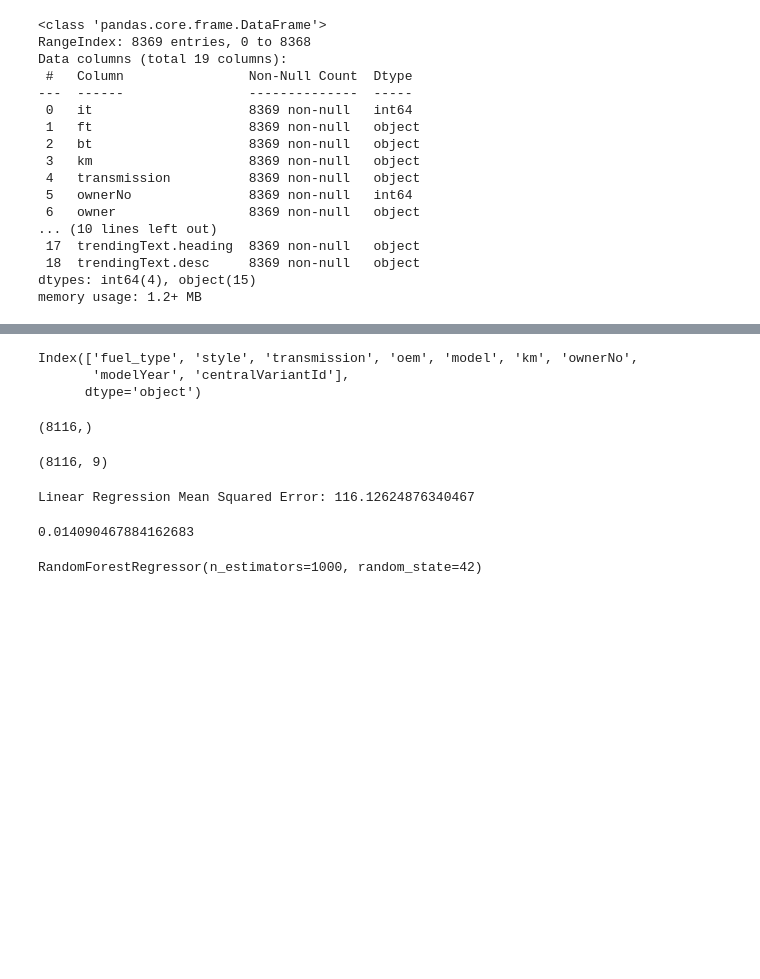
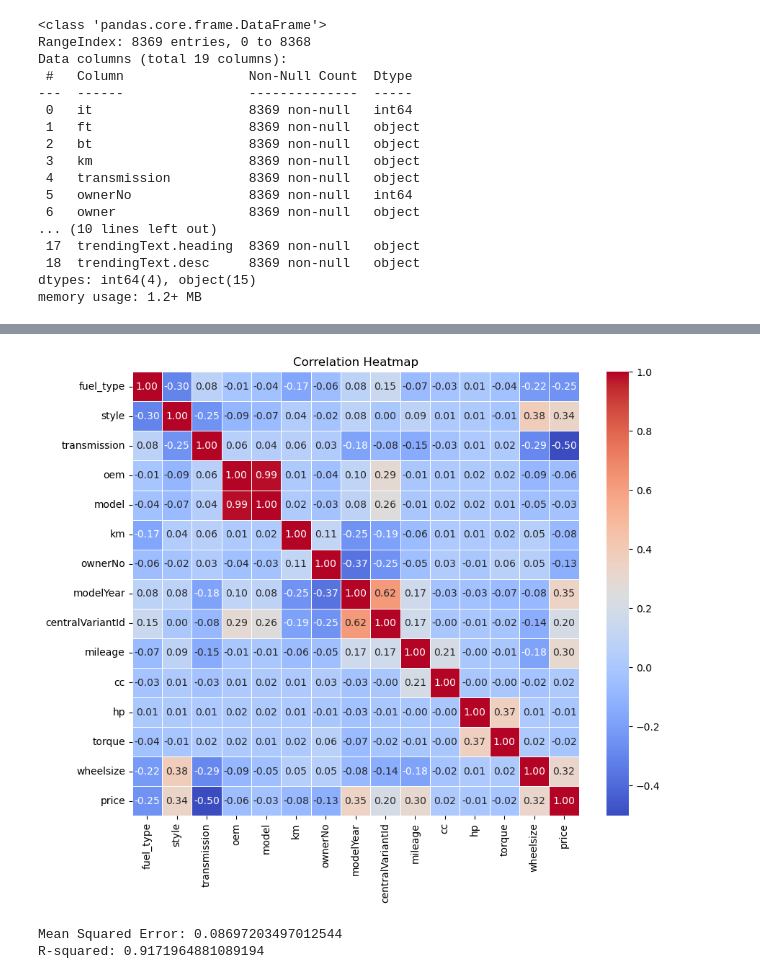
Before and after one commit to Joel717/Career_Fair_Projects, a Jupyter notebook: carsales.ipynb, the cells around one changed output, grey strips where cells are left out. Saved outputs shown, nothing was run; the diff lists cells and outputs as text; code cells hidden in the pictures; blank space fills up the shorter version.

```diff
--- a/carsales.ipynb
+++ b/carsales.ipynb
@@ -197,13 +262,9 @@ scaled=scaler.fit_transform(num)
 # %%
 scaled=pd.DataFrame(scaled,columns=num.columns)
 encoded=pd.DataFrame(encoded)
-# %%
-scaled.reset_index(drop=True, inplace=True)
+# %%
+scaled=scaled.reset_index()
 # %%
 x=pd.concat([encoded,scaled],axis=1)
 # %%
-x.columns
+x=x.drop(columns=['index','index'])
-# %% [output]
-Index(['fuel_type', 'style', 'transmission', 'oem', 'model', 'km', 'ownerNo',
-       'modelYear', 'centralVariantId'],
-      dtype='object')
@@ -212,12 +271,9 @@ from sklearn.model_selection import train_test_split
-# %%
-y=y.dropna()
-y.shape
-# %% [output]
-(8116,)
-# %%
-x=x.dropna()
-x=x.drop([8239,8240,8241,8242,8243])
-# %%
-x.shape
-# %% [output]
-(8116, 9)
+# %%
+
+correlation_matrix = x.corr()
+plt.figure(figsize=(10, 8))
+sns.heatmap(correlation_matrix, annot=True, cmap="coolwarm", fmt=".2f", linewidths=0.5)
+plt.title("Correlation Heatmap")
+plt.show()
+# %% [output]
+[figure, added]
@@ -230,18 +287,15 @@ from sklearn.ensemble import RandomForestRegressor
 # %%
-linear_model = LinearRegression()
-linear_model.fit(x_train, y_train)
-y_pred = linear_model.predict(x_test)
-linear_mse = mean_squared_error(y_test, y_pred)
-print(f'Linear Regression Mean Squared Error: {linear_mse}')
+#using random forest regressor
+rf_regressor = RandomForestRegressor(n_estimators=100, random_state=42)
+
+rf_regressor.fit(x_train, y_train)
+
+y_pred = rf_regressor.predict(x_test)
+
+mse = mean_squared_error(y_test, y_pred)
 r2 = r2_score(y_test, y_pred)
-r2
+print(f'Mean Squared Error: {mse}')
+print(f'R-squared: {r2}')
 # %% [output]
-Linear Regression Mean Squared Error: 116.12624876340467
+Mean Squared Error: 0.08697203497012544
+R-squared: 0.9171964881089194
-0.014090467884162683
-# %%
-rf_regressor = RandomForestRegressor(n_estimators=1000, random_state=42)
-
-# Fit the model on the training data
-rf_regressor.fit(x_train, y_train)
-# %% [output]
-RandomForestRegressor(n_estimators=1000, random_state=42)
```
Also changed, not shown: parts of 56 cells of this notebook.
